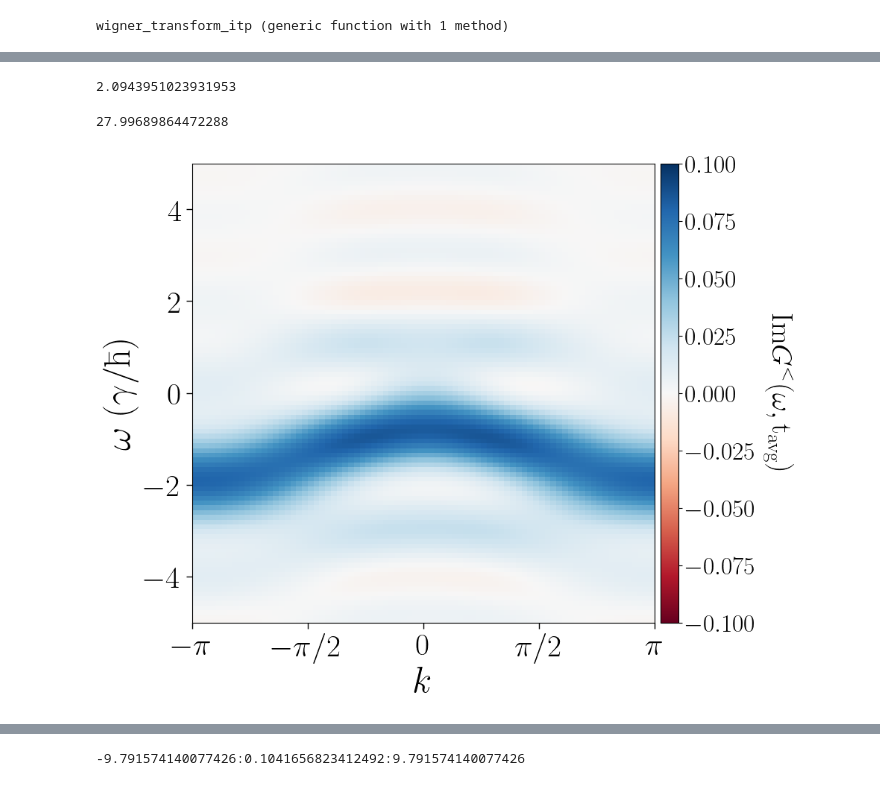
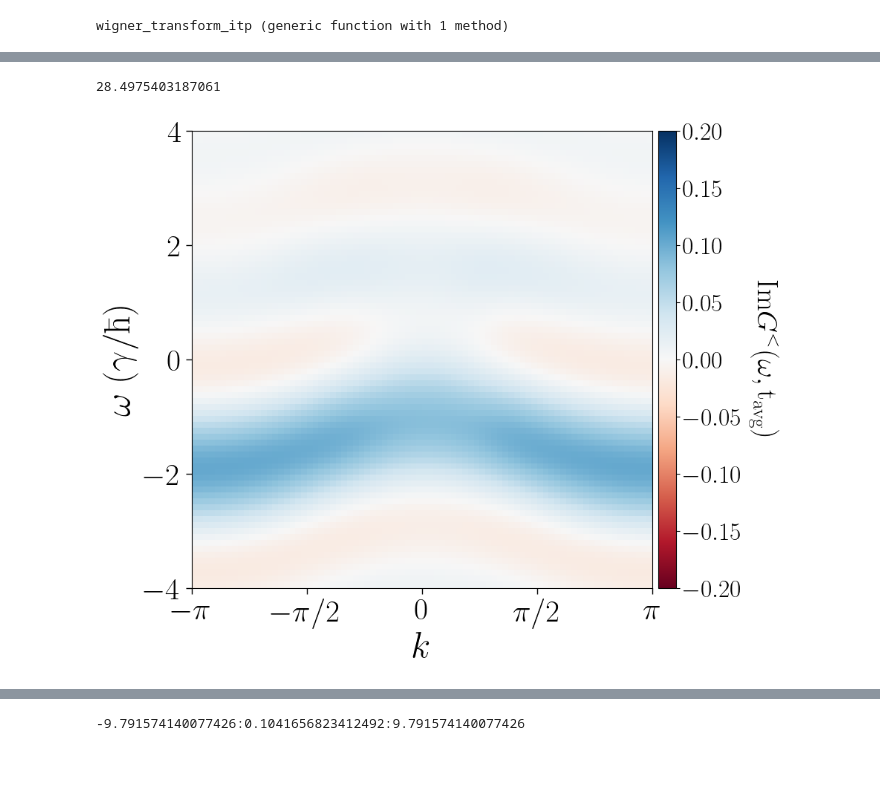
Before and after one commit to Jalil199/KBE-DrivenElectrons, a Jupyter notebook: main-rice_mele.ipynb, the cells around one changed output, grey strips where cells are left out. Drawn from its saved outputs; the diff is of its cells as text; code cells hidden in the pictures.

```diff
--- a/main-rice_mele.ipynb
+++ b/main-rice_mele.ipynb
@@ -931,43 +968,39 @@ datats["sol"].t[130]
-# %%
-2pi/3
-# %% [output]
-2.0943951023931953
 # %%
 fig,axs=plt.subplots(1,1,figsize=(8,8))
 
 fs = 30
-t_avg = 250#360
+t_avg = 170#360
 t_avg_sol = ts[t_avg]
 
 println(t_avg_sol)
 
 cmap = plt.get_cmap("RdBu", 3024)
 
 datt = imag.(transpose(GL_Wigner_tensor[:,end:-1:1,t_avg])/(40))
 
 t1x = -pi
 t2x = pi
 t1y = ωs[1]
 t2y = ωs[end]
 #plt.ylim(-10,10)
 
-img = axs.imshow(datt, aspect="auto", cmap=cmap, extent=[t1x,t2x,t1y,t2y], vmin=-0.1, vmax=0.1)
-
+img = axs.imshow(datt, aspect="auto", cmap=cmap, extent=[t1x,t2x,t1y,t2y], vmin=-0.2, vmax=0.2)
+#plt.ylim(-4,4)
 axs.set_xlabel(raw"$k$", fontsize=fs+5)
 axs.set_ylabel(raw"$\mathrm{\omega \; (\gamma/\hbar) }$", fontsize=fs+5)
 axs.tick_params(axis="both", which="both", labelsize=fs, direction="out", length=6, width=1)
 axs.ticklabel_format(axis="y", style="sci", scilimits=(-1, 2), useMathText=true)
 axs.yaxis.offsetText.set_fontsize(fs)
 xticks([-π, -π/2, 0, π/2, π], [L"-\pi", L"-\pi/2", L"0", L"\pi/2", L"\pi"])
 #plt.plot(ks, ϵ_k.(ks), color="yellow", ls="--", linewidth=2)
-plt.ylim(-5,5)
+plt.ylim(-4,4)
 box = axs.get_position()
 cbar_ax = fig.add_axes([box.x1 + 0.01, box.y0, 0.03, box.height])
 cbar = fig.colorbar(img, cax=cbar_ax)
 cbar.ax.tick_params(labelsize=fs-6)
 cbar.set_label(raw"$\text{Im}G^{<}\mathrm{(\omega,t_{\text{avg}})}$", fontsize=fs-2,rotation=270,labelpad=35)
 # %% [output]
-27.99689864472288
+28.4975403187061
-[figure, old version]
+[figure, new version]
 # %%
 #tavg
```
Also changed, not shown: parts of 19 cells of this notebook, 5 other files.
